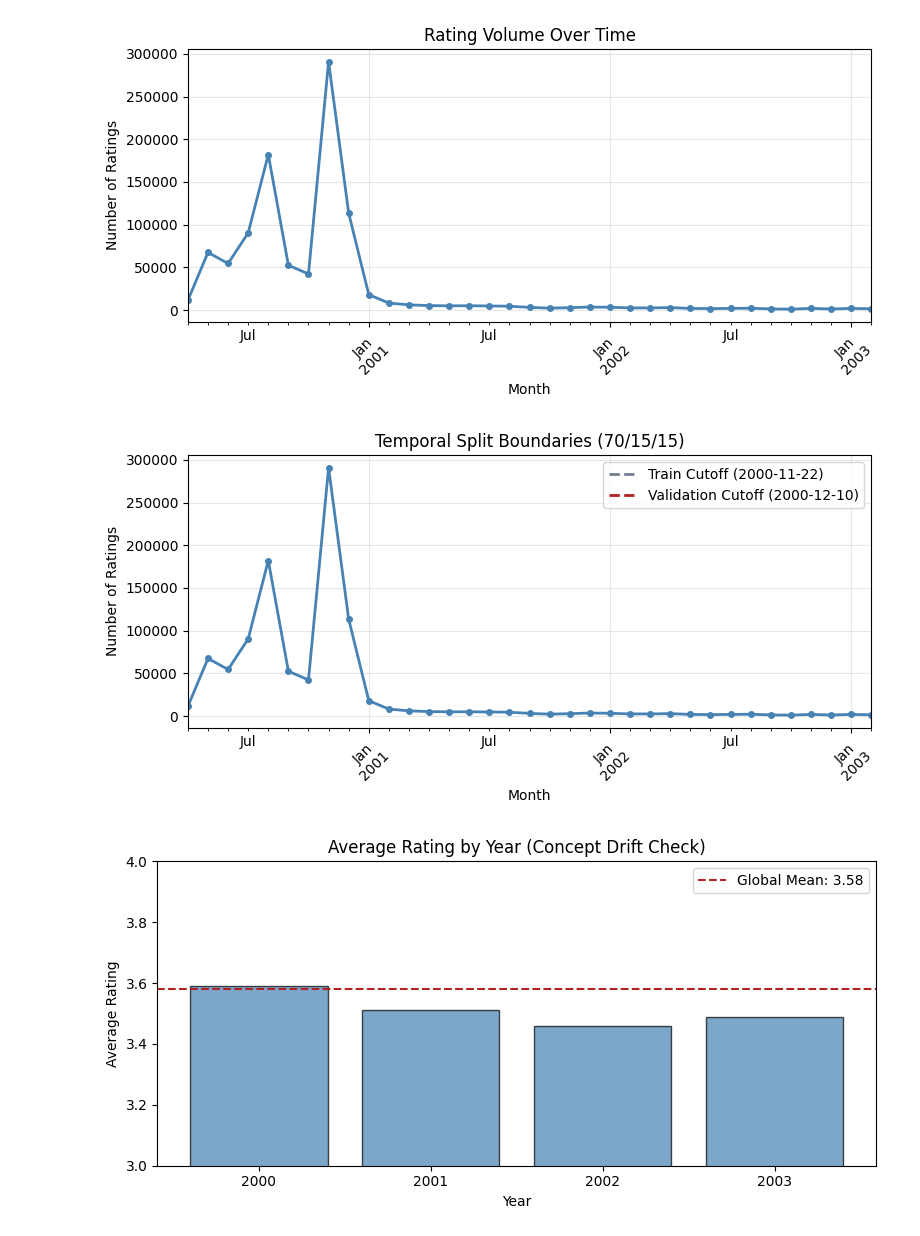
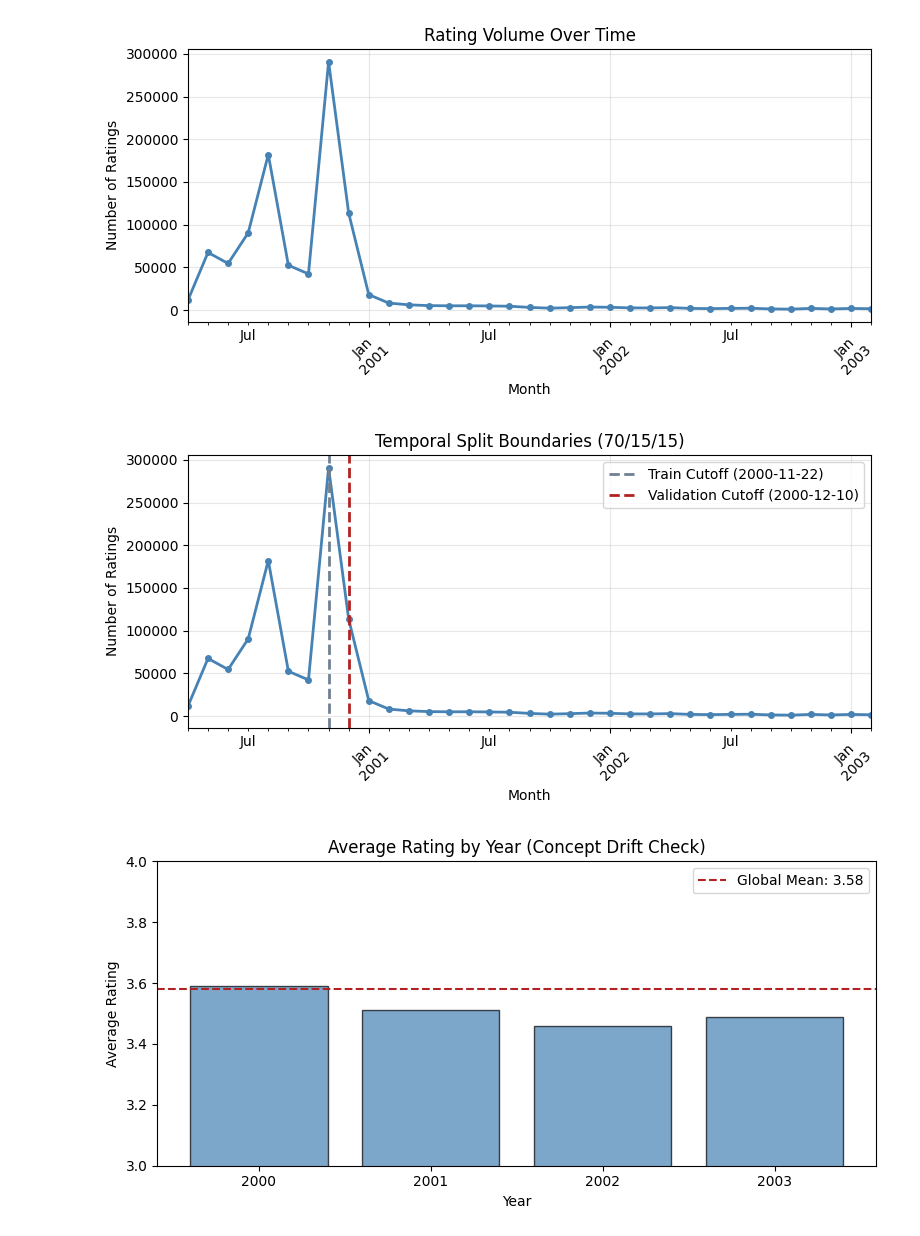
Before and after one commit to lexsobieski/ucu-recsys, a Jupyter notebook: experiments/exploratory-data-analysis.ipynb, the cells around one changed output. Cells and saved outputs as stored; diff of their text form; code cells hidden in the pictures.

```diff
--- a/experiments/exploratory-data-analysis.ipynb
+++ b/experiments/exploratory-data-analysis.ipynb
@@ -802,7 +802,6 @@ validation_cutoff = pd.to_datetime(
 
 train_period = train_cutoff.to_period("M")
 validation_period = validation_cutoff.to_period("M")
-x_positions = list(monthly_volume.index)
 
 figure, axis = plt.subplots(figsize=FIGURE_SIZE_STANDARD)
 
@@ -815,43 +814,45 @@ monthly_volume.plot(
     ax=axis
 )
 
+x_positions = list(monthly_volume.index)
+
 if train_period in x_positions:
-    train_x = x_positions.index(train_period)
+    train_x = train_period.ordinal
     axis.axvline(
         train_x,
         color=COLOR_SECONDARY,
         linestyle="--",
         linewidth=2,
         label=f"Train Cutoff ({train_cutoff.date()})"
     )
 
 if validation_period in x_positions:
-    validation_x = x_positions.index(validation_period)
+    validation_x = validation_period.ordinal
     axis.axvline(
         validation_x,
         color=COLOR_ACCENT,
         linestyle="--",
         linewidth=2,
         label=f"Validation Cutoff ({validation_cutoff.date()})"
     )
 
 axis.set_xlabel("Month")
 axis.set_ylabel("Number of Ratings")
 axis.set_title("Temporal Split Boundaries (70/15/15)")
 axis.tick_params(
     axis="x",
     rotation=45
 )
 axis.legend()
 axis.grid(
     True,
     alpha=0.3
 )
 
 plt.tight_layout()
 plt.show()
 # %% [output]
-[figure, old version]
+[figure, new version]
 # %%
 yearly_stats = ratings.groupby("year").agg({
     "rating": ["mean", "std", "count"]
```
Also changed, not shown: parts of 9 cells of this notebook, 12 other files.
